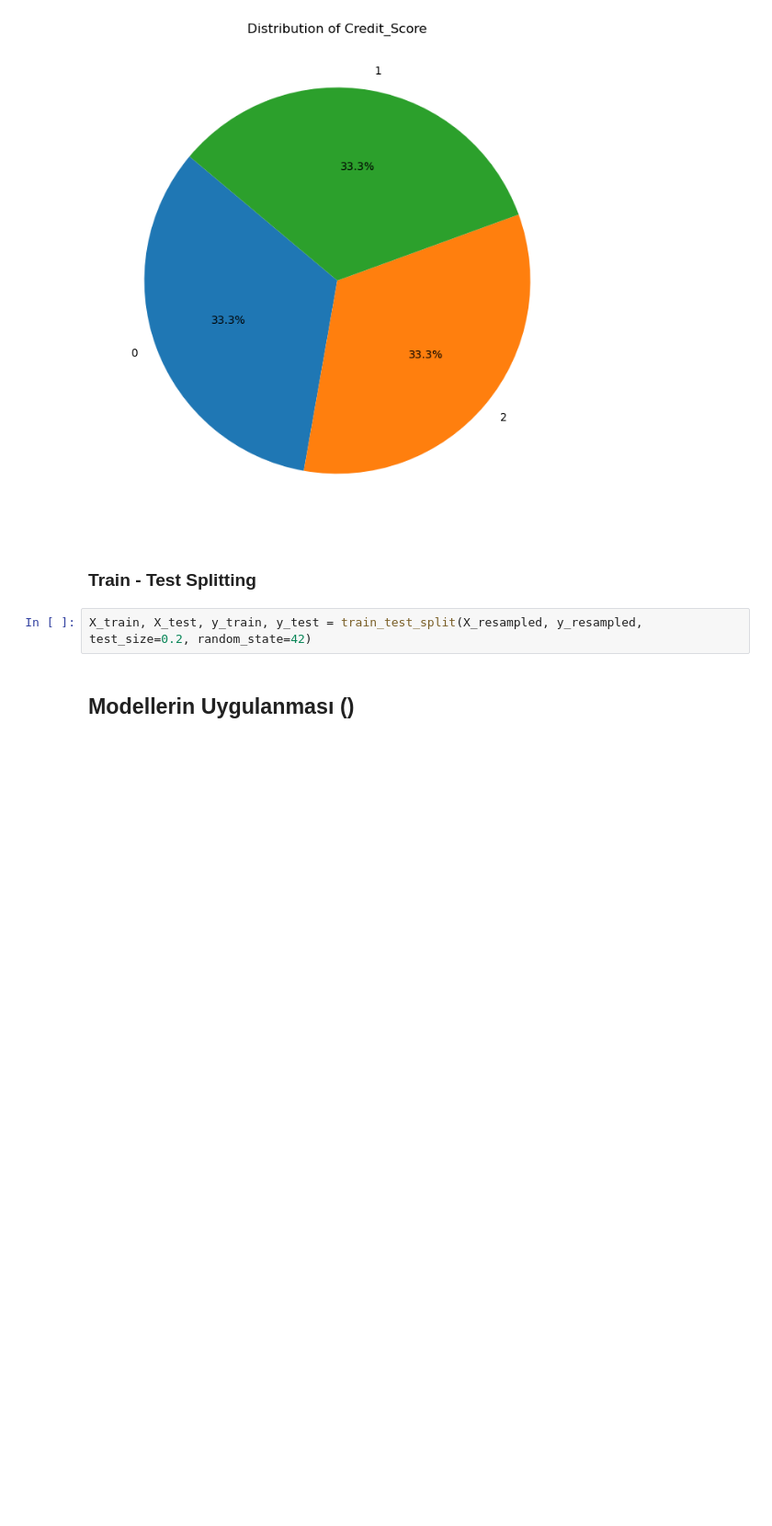
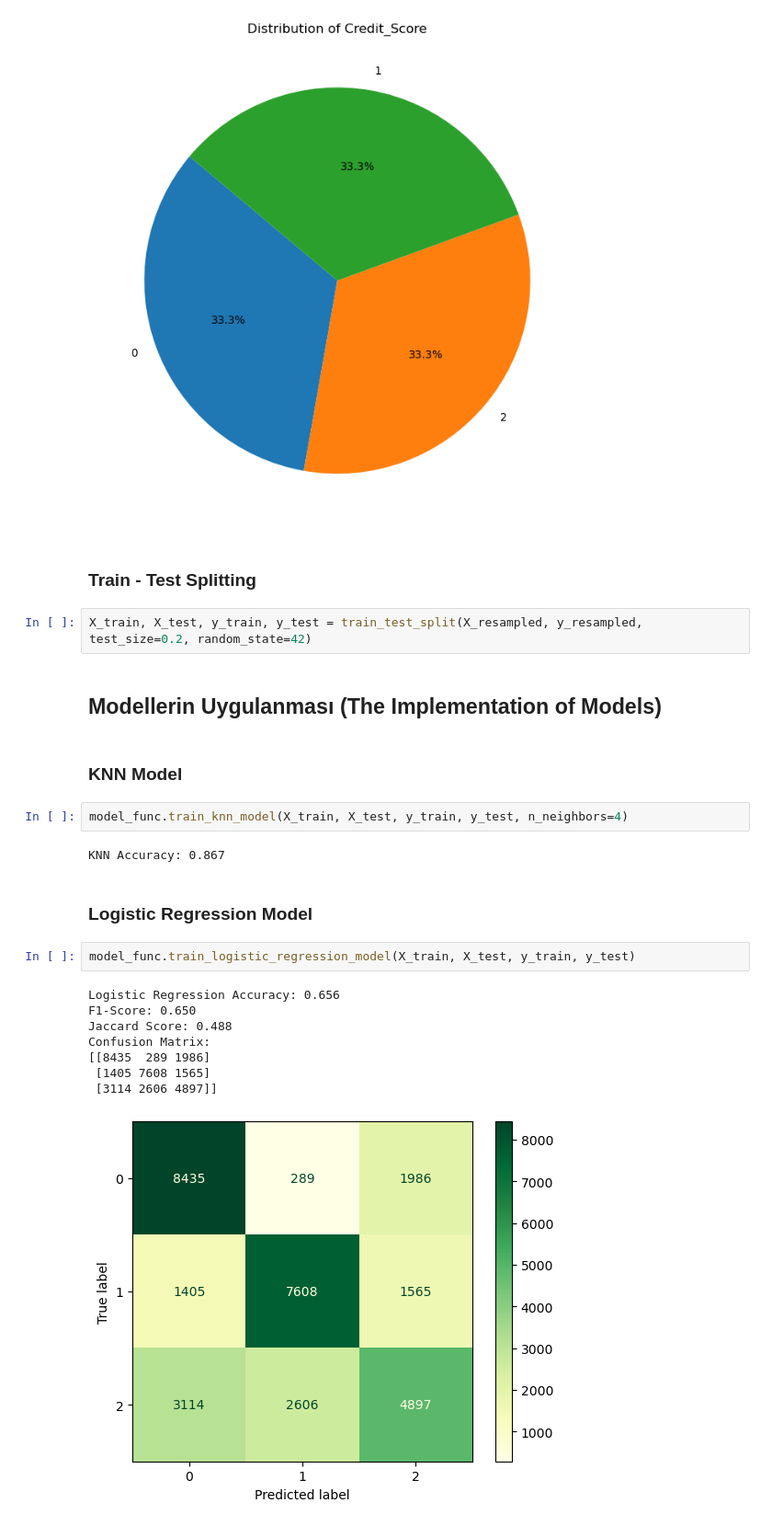
Before and after one commit to RumeysaHilal/Credit_Score_Prediction_Project, a Jupyter notebook: project_all.ipynb, the cells around one changed output. Shown at 92% size. Saved outputs shown, nothing was run; the diff lists cells and outputs as text; blank space fills up the shorter version.

```diff
--- a/project_all.ipynb
+++ b/project_all.ipynb
@@ -82,4 +83,23 @@ data_visualization.pie_chart_distribution(resampled_data,"Credit_Score")
 # %%
 X_train, X_test, y_train, y_test = train_test_split(X_resampled, y_resampled, test_size=0.2, random_state=42)
 # %% [markdown]
-## Modellerin Uygulanması ()
+## Modellerin Uygulanması (The Implementation of Models)
+# %% [markdown]
+### KNN Model
+# %%
+model_func.train_knn_model(X_train, X_test, y_train, y_test, n_neighbors=4)
+# %% [output]
+KNN Accuracy: 0.867
+# %% [markdown]
+### Logistic Regression Model
+# %%
+model_func.train_logistic_regression_model(X_train, X_test, y_train, y_test)
+# %% [output]
+Logistic Regression Accuracy: 0.656
+F1-Score: 0.650
+Jaccard Score: 0.488
+Confusion Matrix:
+[[8435  289 1986]
+ [1405 7608 1565]
+ [3114 2606 4897]]
+[figure, added]
```
Also changed, not shown: parts of 8 cells of this notebook, 3 other files.
